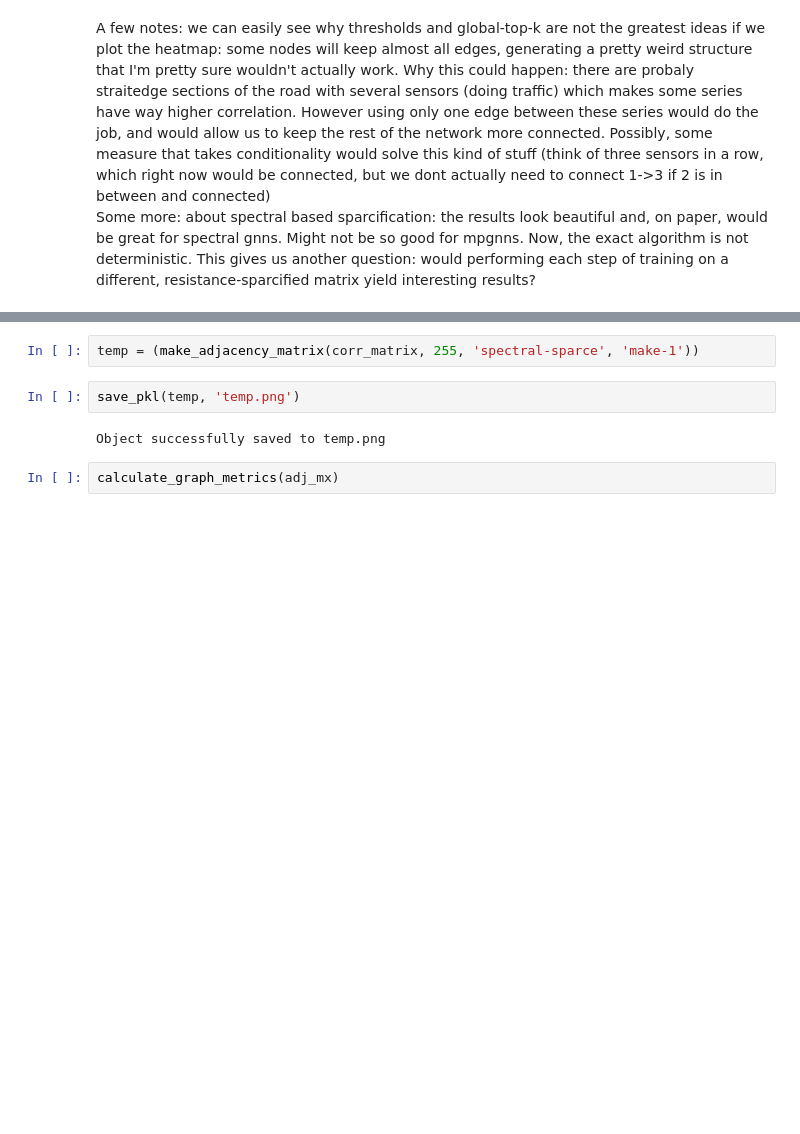
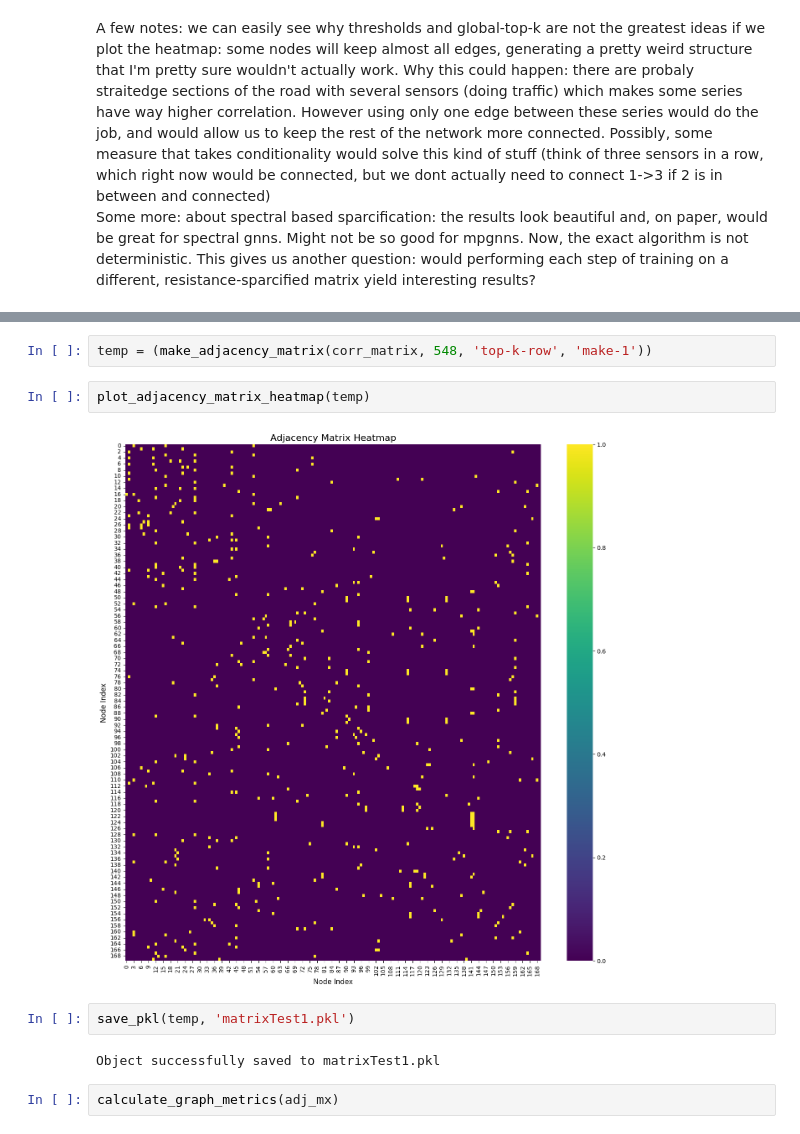
Before and after one commit to PabloMMRuiz/minerva, a Jupyter notebook: notebooks/exploratory.ipynb, the cells around one changed output, grey strips where cells are left out. Cells and saved outputs as stored; diff of their text form; blank space fills up the shorter version.

```diff
--- a/notebooks/exploratory.ipynb
+++ b/notebooks/exploratory.ipynb
@@ -2074,9 +2085,13 @@ compare_adjacency_matrices_advanced(make_adjacency_matrix(corr_matrix, 255, 'str
 # %%
-temp = (make_adjacency_matrix(corr_matrix, 255, 'spectral-sparce', 'make-1'))
+temp = (make_adjacency_matrix(corr_matrix, 548, 'top-k-row', 'make-1'))
+# %%
+plot_adjacency_matrix_heatmap(temp)
+# %% [output]
+[figure, added]
 # %%
-save_pkl(temp, 'temp.png')
+save_pkl(temp, 'matrixTest1.pkl')
 # %% [output]
-Object successfully saved to temp.png
+Object successfully saved to matrixTest1.pkl
 # %%
 calculate_graph_metrics(adj_mx)
 # %% [output]
```
Also changed, not shown: parts of 4 cells of this notebook, 4 other files.
